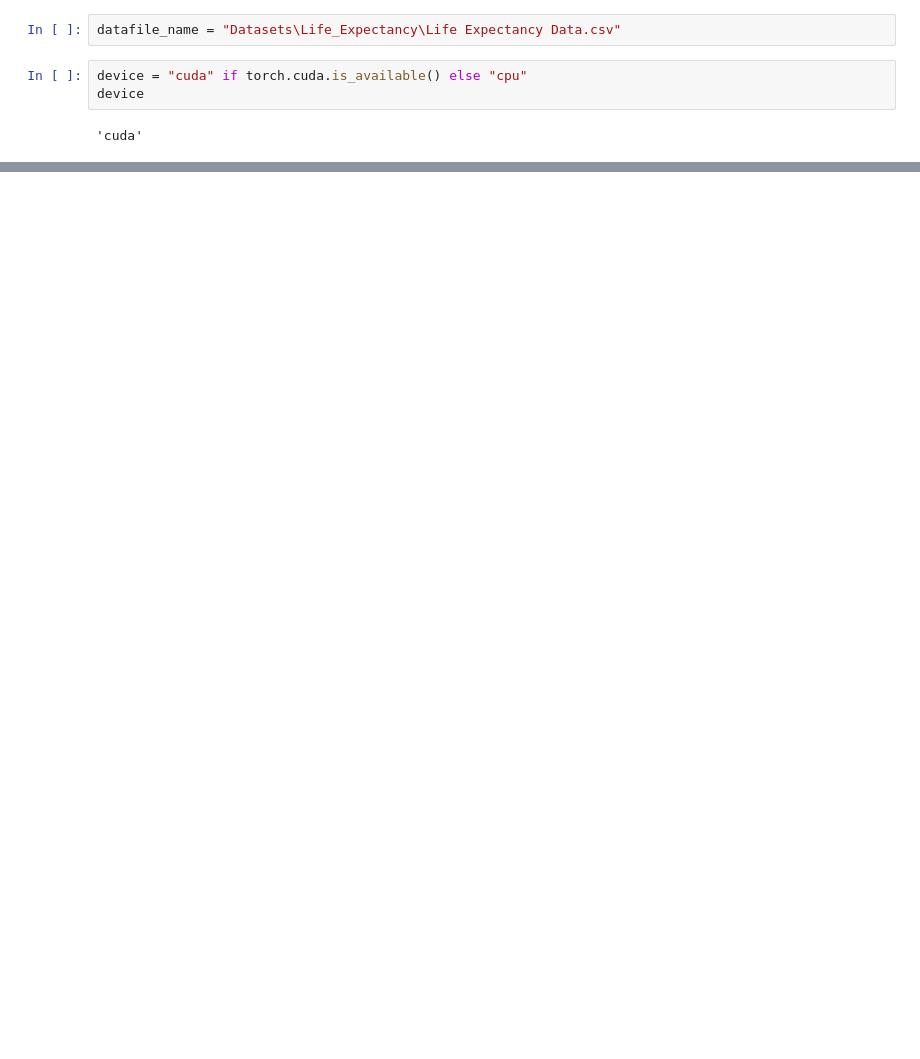
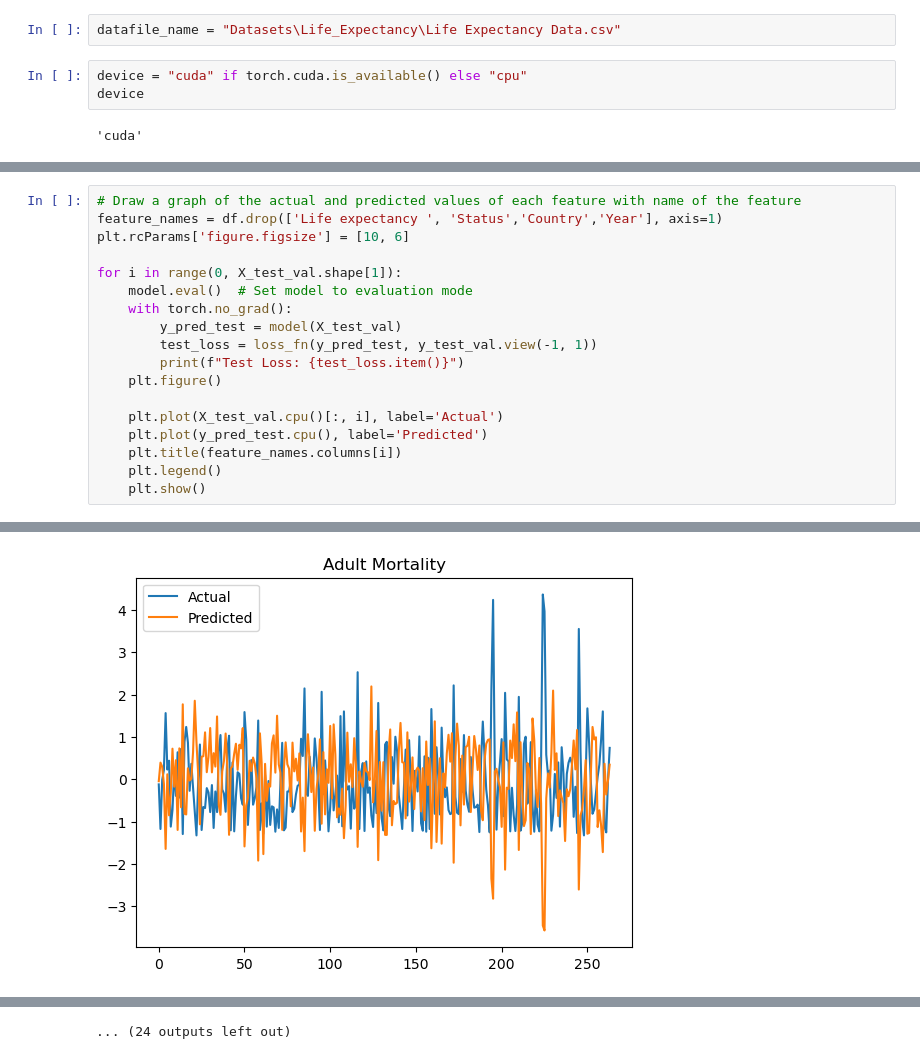
Before and after one commit to Dave-code-creater/AI, a Jupyter notebook: Life_Expactancy.ipynb, the cells around one changed output, grey strips where cells are left out. Saved outputs shown, nothing was run; the diff lists cells and outputs as text; blank space fills up the shorter version.

```diff
--- a/Life_Expactancy.ipynb
+++ b/Life_Expactancy.ipynb
@@ -45,0 +218,19 @@ SyntaxError: incomplete input (214183014.py, line 3)
+# %%
+# Draw a graph of the actual and predicted values of each feature with name of the feature
+feature_names = df.drop(['Life expectancy ', 'Status','Country','Year'], axis=1)
+plt.rcParams['figure.figsize'] = [10, 6]
+
+for i in range(0, X_test_val.shape[1]):
+    model.eval()  # Set model to evaluation mode
+    with torch.no_grad():
+        y_pred_test = model(X_test_val)
+        test_loss = loss_fn(y_pred_test, y_test_val.view(-1, 1))
+        print(f"Test Loss: {test_loss.item()}")
+    plt.figure()
+
+    plt.plot(X_test_val.cpu()[:, i], label='Actual')
+    plt.plot(y_pred_test.cpu(), label='Predicted')
+    plt.title(feature_names.columns[i])
+    plt.legend()
+    plt.show()
+# %% [output]
@@ -45,0 +238 @@ SyntaxError: incomplete input (214183014.py, line 3)
+[figure, added]
@@ -45,0 +249 @@ SyntaxError: incomplete input (214183014.py, line 3)
+... (24 outputs left out)
```
Also changed, not shown: parts of 23 cells of this notebook, 10 other files.
